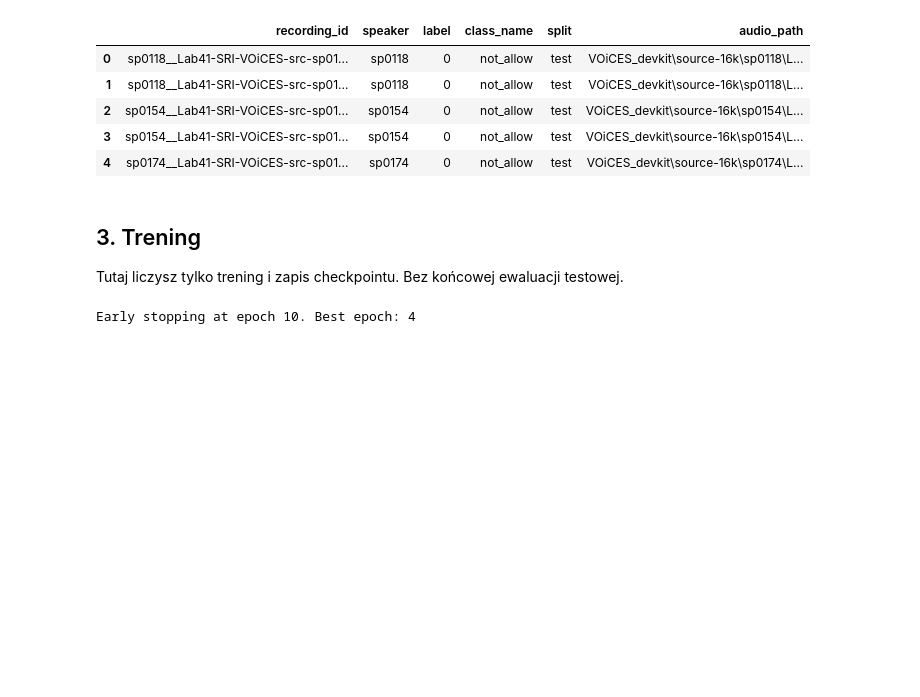
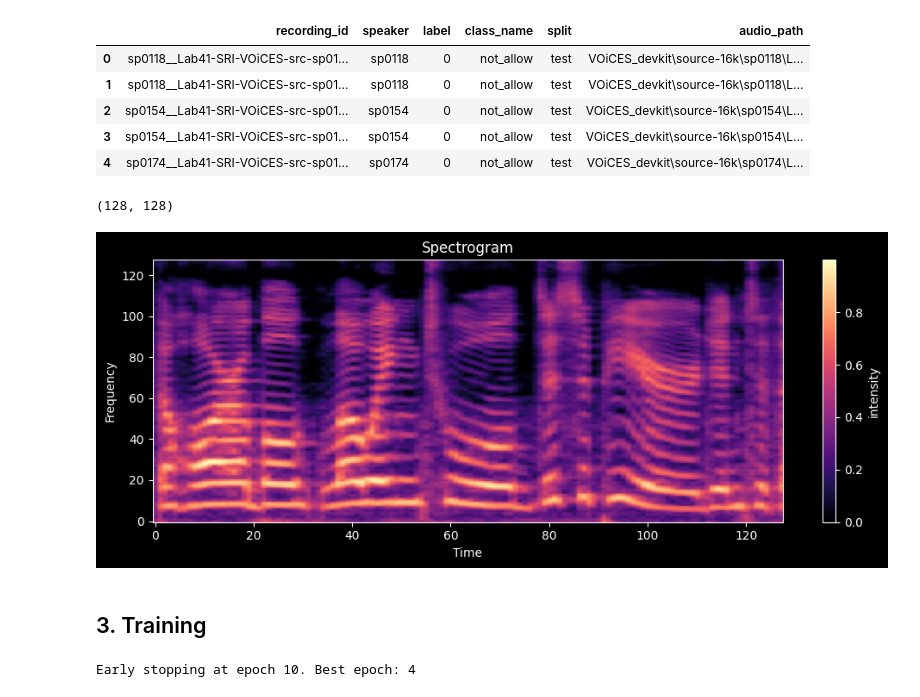
Before and after one commit to danielewskai/ComputerVisionProject, a Jupyter notebook: Kody/voice_access_workflow.ipynb, the cells around one changed output. Cells and saved outputs as stored; diff of their text form; code cells hidden in the pictures; blank space fills up the shorter version.

```diff
--- a/Kody/voice_access_workflow.ipynb
+++ b/Kody/voice_access_workflow.ipynb
@@ -93,10 +89,24 @@ display(artifacts['recording_meta'].head())
 | 2 | sp0154__Lab41-SRI-VOiCES-src-sp01... | sp0154 | 0 | not_allow | test | VOiCES_devkit\source-16k\sp0154\L... |
 | 3 | sp0154__Lab41-SRI-VOiCES-src-sp01... | sp0154 | 0 | not_allow | test | VOiCES_devkit\source-16k\sp0154\L... |
 | 4 | sp0174__Lab41-SRI-VOiCES-src-sp01... | sp0174 | 0 | not_allow | test | VOiCES_devkit\source-16k\sp0174\L... |
+# %%
+spec = np.load("voice_access_files\\spectrograms_npy\\test\\allow\\sp0083\\sp0083__Lab41-SRI-VOiCES-src-sp0083-ch009960-sg0042__seg0000.npy")
+
+print(spec.shape)
+
+plt.figure(figsize=(10, 4))
+plt.imshow(spec, aspect="auto", origin="lower", cmap="magma")
+plt.colorbar(label="intensity")
+plt.title("Spectrogram")
+plt.xlabel("Time")
+plt.ylabel("Frequency")
+plt.tight_layout()
+plt.show()
+# %% [output]
+(128, 128)
+[figure, added]
 # %% [markdown]
-## 3. Trening
-
-Tutaj liczysz tylko trening i zapis checkpointu. Bez końcowej ewaluacji testowej.
+## 3. Training
 # %%
 history_df = train_experiment(
     config=BASE_EXPERIMENT,
```
Also changed, not shown: parts of 7 cells of this notebook, 11 other files.
